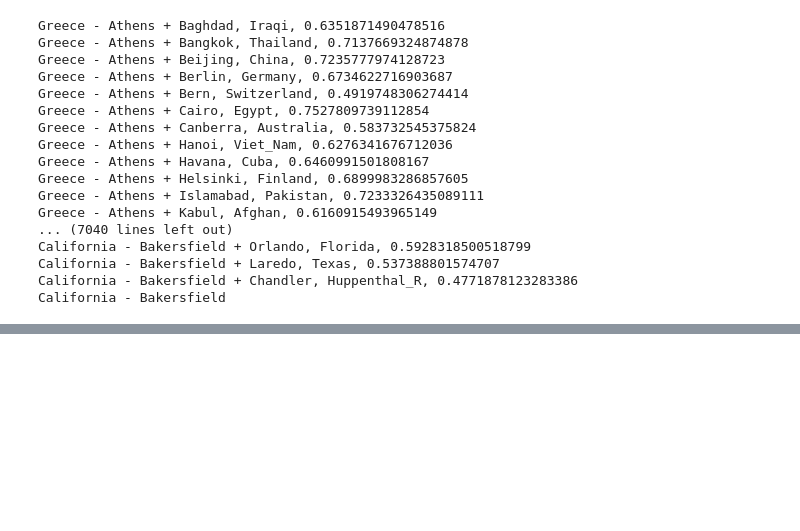
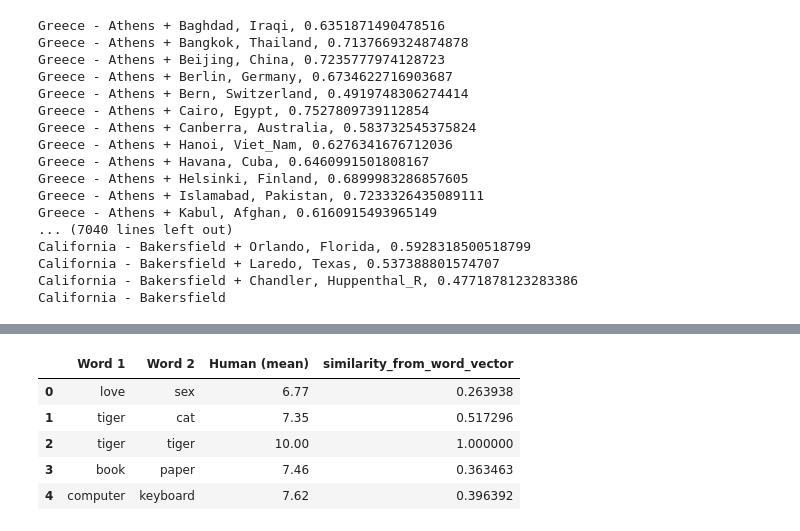
Before and after one commit to kiyohiro8/NLP_100knock, a Jupyter notebook: 第7章：単語ベクトル.ipynb, the cells around one changed output, grey strips where cells are left out. Saved outputs shown, nothing was run; the diff lists cells and outputs as text; code cells hidden in the pictures; blank space fills up the shorter version.

```diff
--- a/第7章：単語ベクトル.ipynb
+++ b/第7章：単語ベクトル.ipynb
@@ -101,0 +165,10 @@ California - Bakersfield
+# %%
+df["similarity_from_word_vector"] = df.apply(calculate_similarity, axis=1)
+df.head()
+# %% [output]
+|  | Word 1 | Word 2 | Human (mean) | similarity_from_word_vector |
+| 0 | love | sex | 6.77 | 0.263938 |
+| 1 | tiger | cat | 7.35 | 0.517296 |
+| 2 | tiger | tiger | 10.00 | 1.000000 |
+| 3 | book | paper | 7.46 | 0.363463 |
+| 4 | computer | keyboard | 7.62 | 0.396392 |
```
Also changed, not shown: parts of 20 cells of this notebook.
